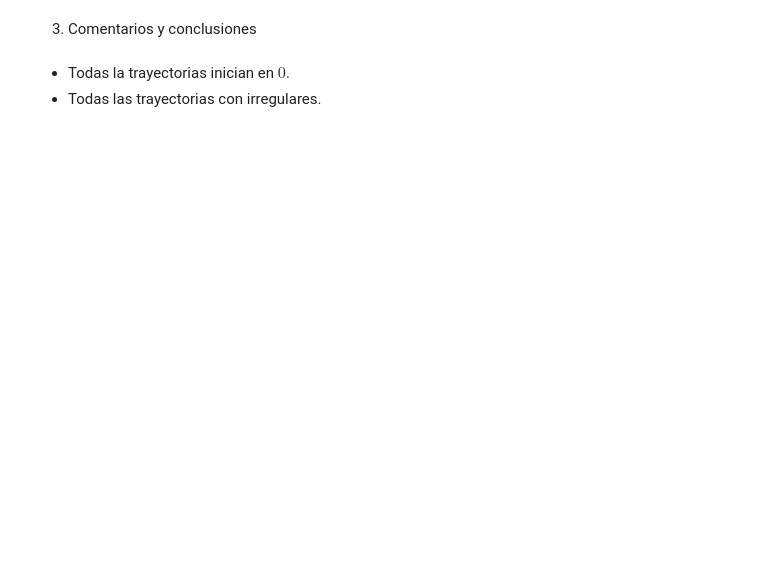
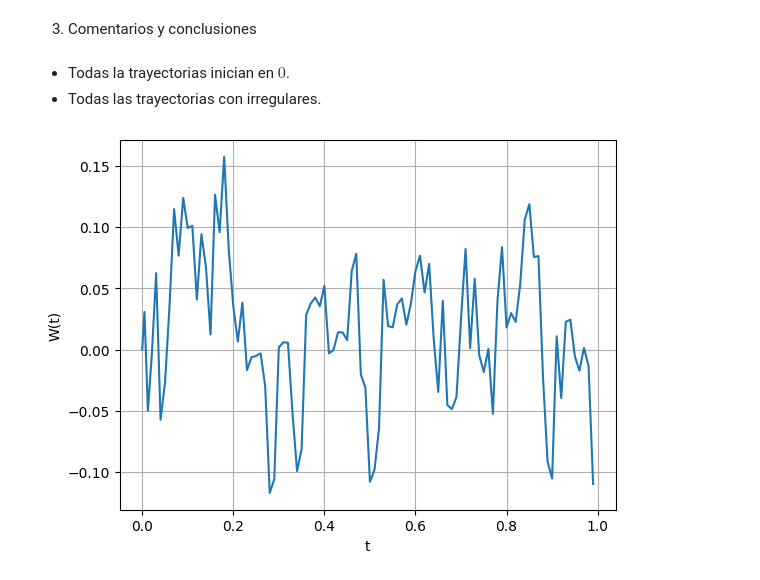
Before and after one commit to LuisManuelCatzoliSoriano/Procesos-Estoc-sticos, a Jupyter notebook: MBrowniano.ipynb, the cells around one changed output. Cells and saved outputs as stored; diff of their text form; code cells hidden in the pictures; blank space fills up the shorter version.

```diff
--- a/MBrowniano.ipynb
+++ b/MBrowniano.ipynb
@@ -50,3 +50,23 @@ plt.show()
 
 *   Todas la trayectorias inician en $0$.
 *   Todas las trayectorias con irregulares.
+# %%
+def MBrownianoM(T,L):
+  st=T/L
+  t=np.linspace(0,T,L+1)
+  W=np.zeros(L+1)
+  for i in range (L):
+    a=np.random.normal(0,1)
+    t[i+1]=1/2*(t[i]+t[i+1])
+    W[i+1]=1/2*(W[i]+W[i+1])+1/2*a*np.sqrt(st)
+  return t, W
+# %%
+tM,WM=MBrownianoM(1,100)
+# %%
+plt.plot(tM,WM)
+plt.xlabel('t')
+plt.ylabel('W(t)')
+plt.grid()
+plt.show()
+# %% [output]
+[figure, added]
```
Also changed, not shown: parts of 4 cells of this notebook.
